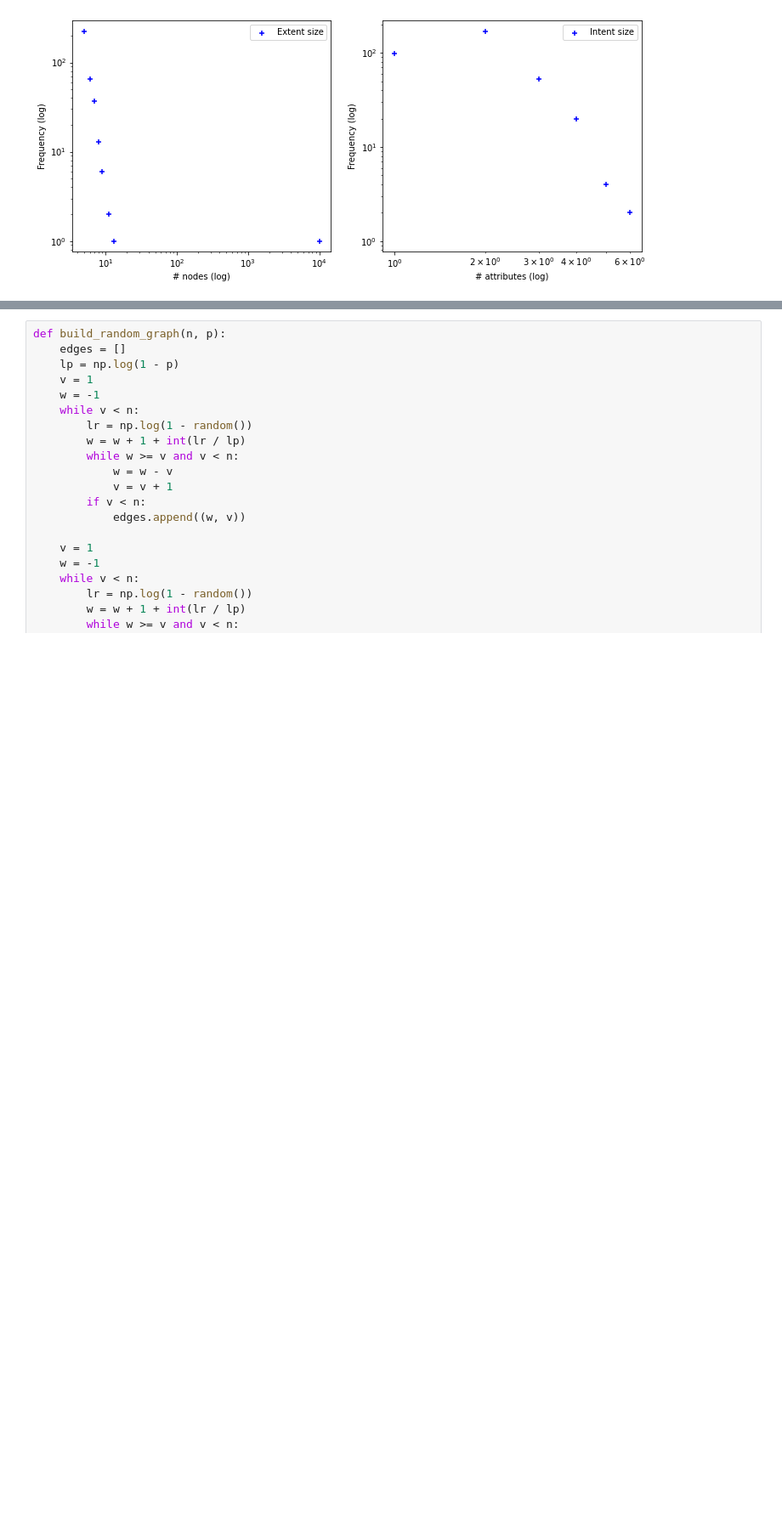
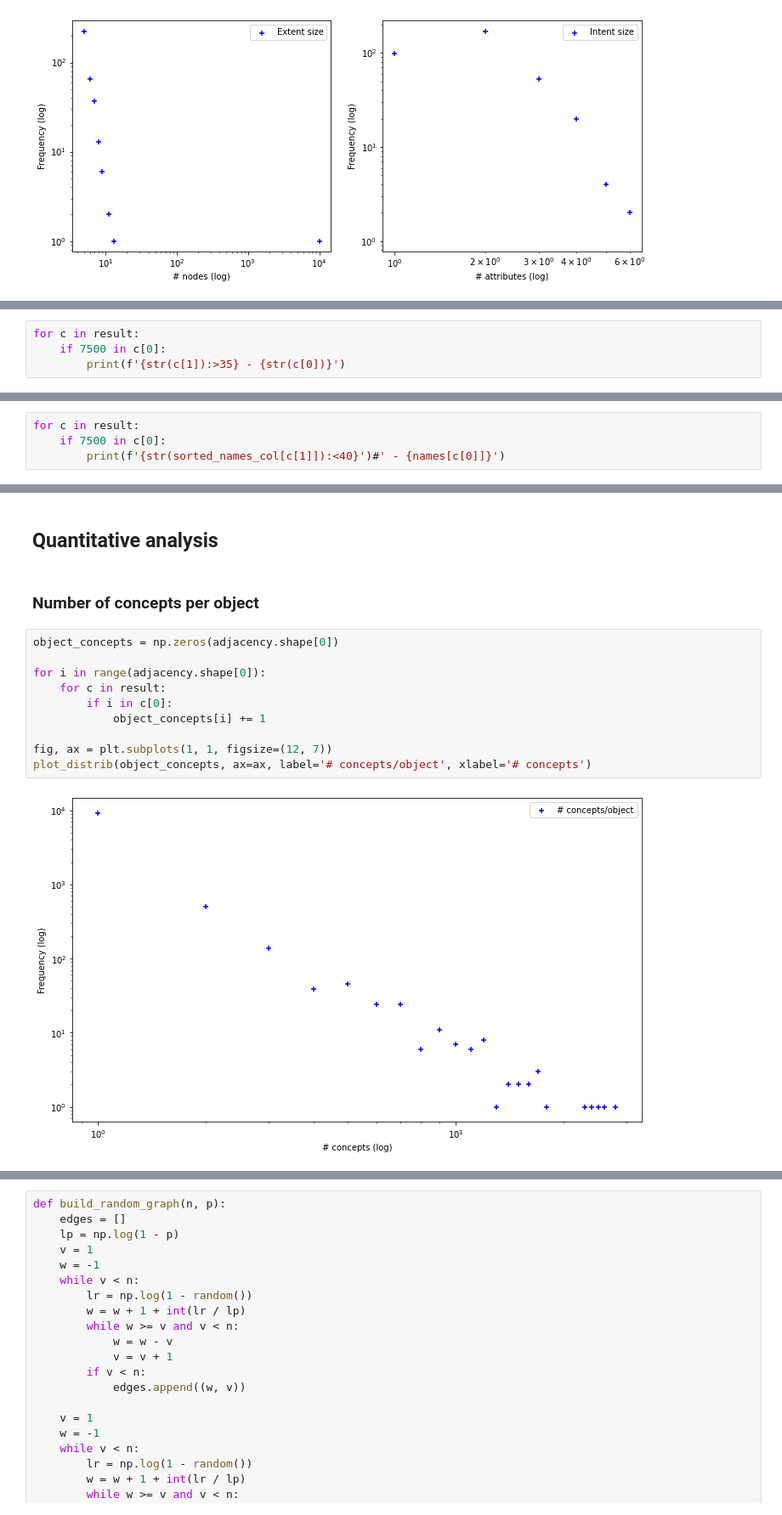
Before and after one commit to Co-MEG/CoMEG, a Jupyter notebook: notebooks/2_unexpected_concepts_wikivitals.ipynb, the cells around one changed output, grey strips where cells are left out. Shown at 85% size. Saved outputs shown, nothing was run; the diff lists cells and outputs as text; blank space fills up the shorter version.

```diff
--- a/notebooks/2_unexpected_concepts_wikivitals.ipynb
+++ b/notebooks/2_unexpected_concepts_wikivitals.ipynb
@@ -431,0 +441,4 @@ SVG(image)
+# %%
+for c in result:
+    if 7500 in c[0]:
+        print(f'{str(c[1]):>35} - {str(c[0])}')
@@ -431,0 +458,4 @@ SVG(image)
+# %%
+for c in result:
+    if 7500 in c[0]:
+        print(f'{str(sorted_names_col[c[1]]):<40}')#' - {names[c[0]]}')
@@ -431,0 +505,16 @@ SVG(image)
+# %% [markdown]
+## Quantitative analysis
+# %% [markdown]
+### Number of concepts per object
+# %%
+object_concepts = np.zeros(adjacency.shape[0])
+
+for i in range(adjacency.shape[0]):
+    for c in result:
+        if i in c[0]:
+            object_concepts[i] += 1
+
+fig, ax = plt.subplots(1, 1, figsize=(12, 7))
+plot_distrib(object_concepts, ax=ax, label='# concepts/object', xlabel='# concepts')
+# %% [output]
+[figure, added]
```
Also changed, not shown: parts of 11 cells of this notebook.
